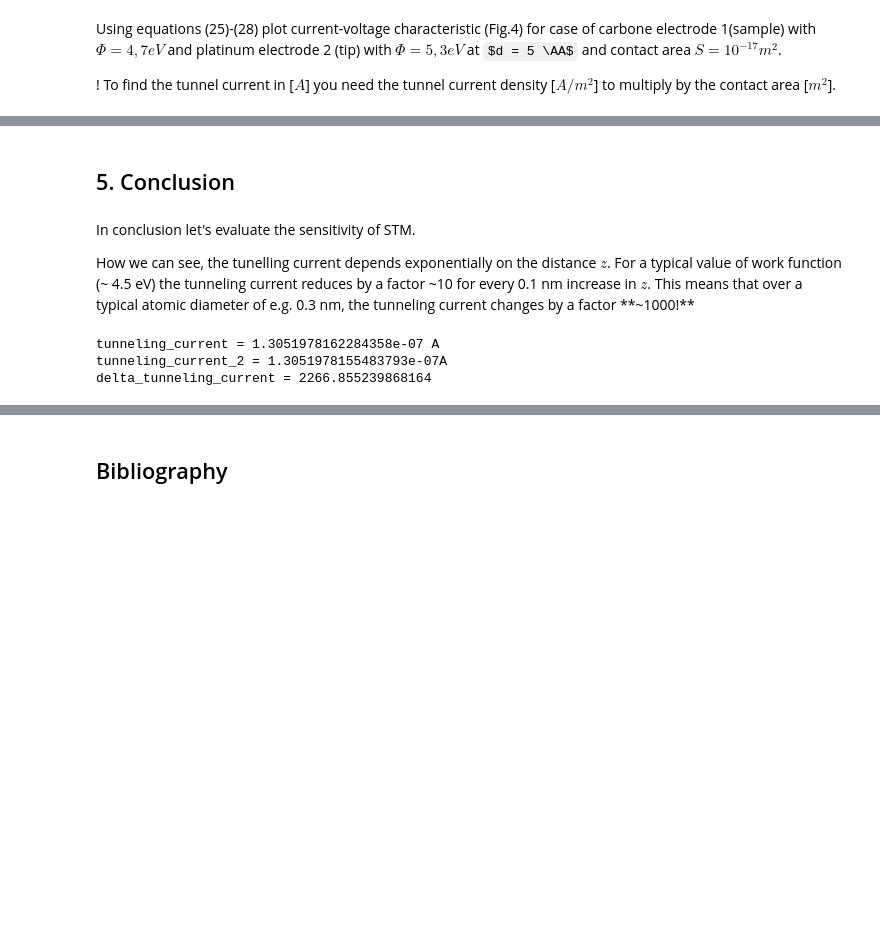
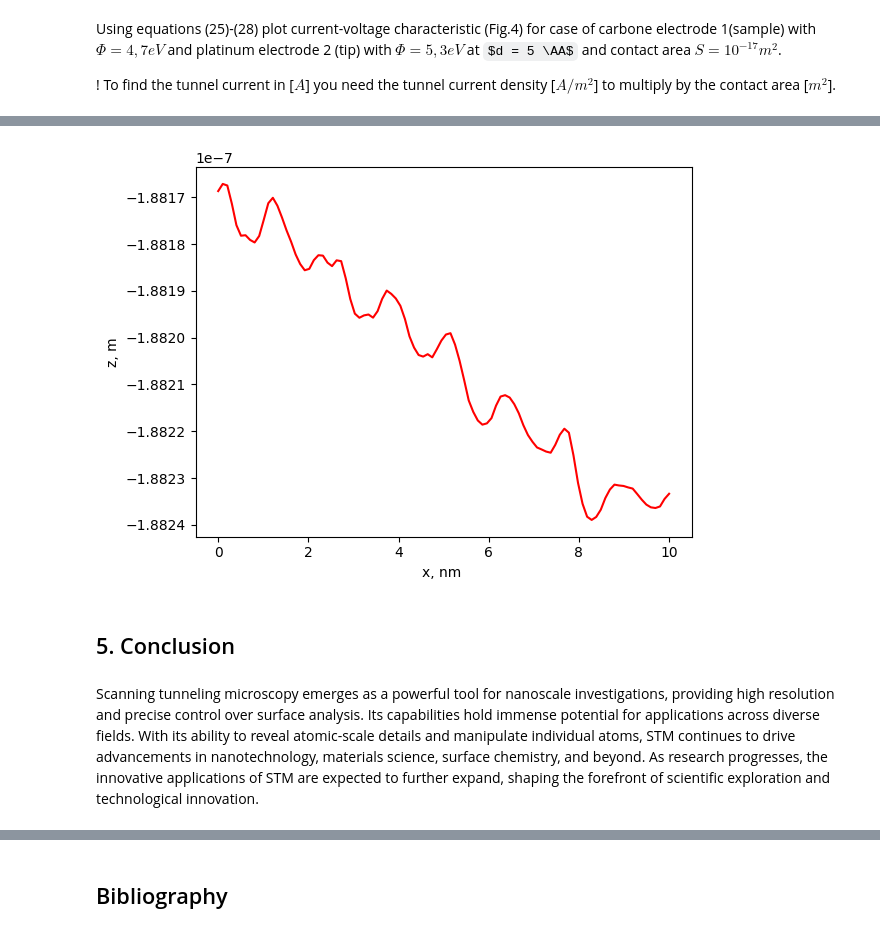
Before and after one commit to MariyaSV78/notebook_STM, a Jupyter notebook: STM/STM.ipynb, the cells around one changed output, grey strips where cells are left out. Drawn from its saved outputs; the diff is of its cells as text; code cells hidden in the pictures; some formulas as TeX source; blank space fills up the shorter version.

```diff
--- a/STM/STM.ipynb
+++ b/STM/STM.ipynb
@@ -816,26 +849,22 @@ d =  4.5495712414670166e-09
+# %%
+#for plotting a cross section
+
+# all data
+# x = np.linspace(0, 5, 800)
+# plt.plot(x*10, data[300,:], label='Cross Section', color='red')
+
+#selected region
+selected_region = data[100:200, 100:200]
+x = np.linspace(0, 10, selected_region.shape[1])
+plt.plot(x, selected_region[50, :], label='Cross Section', color='red')
+
+plt.xlabel('x, nm ')
+plt.ylabel('z, m')
+
+plt.show()
+# %% [output]
+[figure, added]
 # %% [markdown]
 ## 5. Conclusion
 # %% [markdown]
-In conclusion let's evaluate the sensitivity of STM.
-
-How we can see, the tunelling current depends exponentially on the distance $z$. For a typical value of work function (~ 4.5 eV) the tunneling current reduces by a factor ~10 for every 0.1 nm increase in $z$. This means that over a typical atomic diameter of e.g. 0.3 nm, the tunneling current changes by a factor **~1000!**
+Scanning tunneling microscopy emerges as a powerful tool for nanoscale investigations, providing high resolution and precise control over surface analysis. Its capabilities hold immense potential for applications across diverse fields. With its ability to reveal atomic-scale details and manipulate individual atoms, STM continues to drive advancements in nanotechnology, materials science, surface chemistry, and beyond. As research progresses, the innovative applications of STM are expected to further expand, shaping the forefront of scientific exploration and technological innovation.
-# %%
-phi = 4.5 * e
-z = 5e-10
-delta_z = 3e-20
-
-J0 = 7.87903797e+13
-V = 0.3
-
-tunneling_current = (J0 / z) * np.sqrt(phi/2)* V * np.exp( - A * z *np.sqrt(phi/2))
-
-tunneling_current_2 = (J0 / (z+delta_z)) * np.sqrt(phi/2)* V * np.exp( - A * (z+delta_z) *np.sqrt(phi/2))
-
-
-print(f'tunneling_current = {tunneling_current *S} A')
-print(f'tunneling_current_2 = {tunneling_current_2*S}A')
-print(f'delta_tunneling_current = {(tunneling_current - tunneling_current_2)*S/delta_z}')
-# %% [output]
-tunneling_current = 1.3051978162284358e-07 A
-tunneling_current_2 = 1.3051978155483793e-07A
-delta_tunneling_current = 2266.855239868164
```
Also changed, not shown: parts of 51 cells of this notebook, 3 other files.
